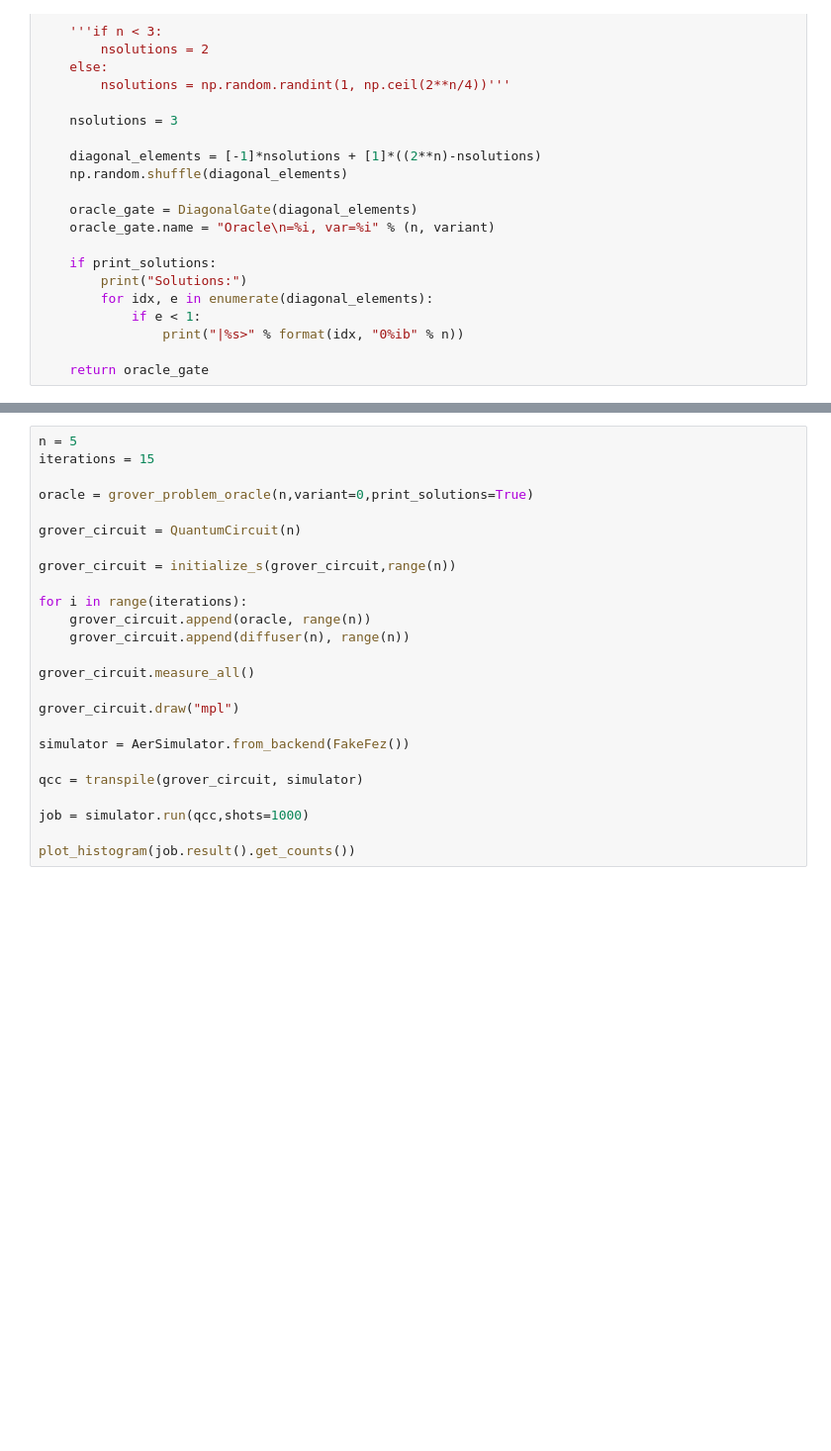
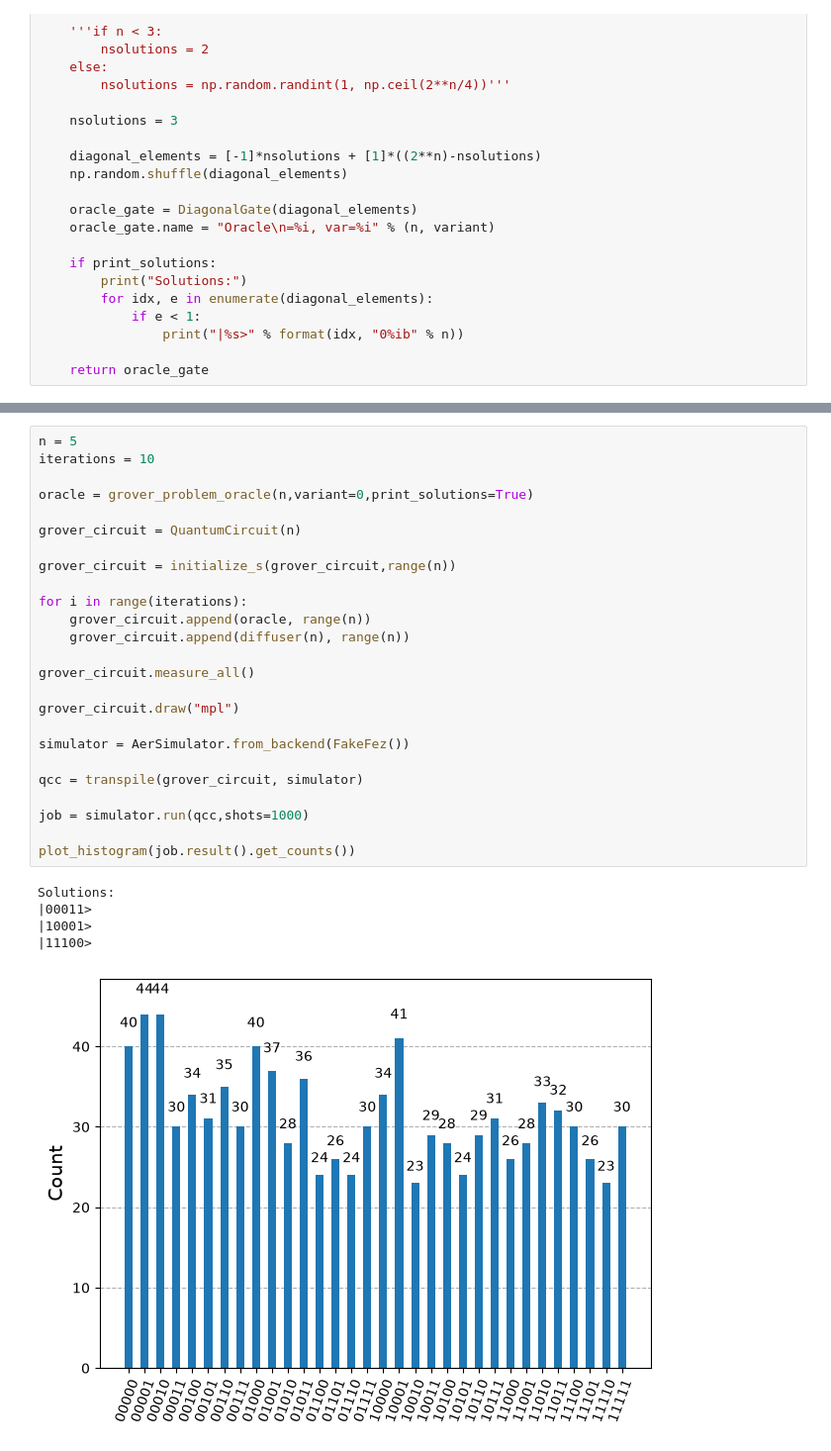
Before and after one commit to KingCobra021/Quantum-A1, a Jupyter notebook: A1.ipynb, the cells around one changed output, grey strips where cells are left out. Shown at 99% size. Cells and saved outputs as stored; diff of their text form; blank space fills up the shorter version.

```diff
--- a/A1.ipynb
+++ b/A1.ipynb
@@ -543,27 +570,33 @@ plot_histogram(job.result().get_counts())
 # %%
 n = 5
-iterations = 15
+iterations = 10
 
 oracle = grover_problem_oracle(n,variant=0,print_solutions=True)
 
 grover_circuit = QuantumCircuit(n)
 
 grover_circuit = initialize_s(grover_circuit,range(n))
 
 for i in range(iterations):
     grover_circuit.append(oracle, range(n))
     grover_circuit.append(diffuser(n), range(n))
 
 grover_circuit.measure_all()
 
 grover_circuit.draw("mpl")
 
 simulator = AerSimulator.from_backend(FakeFez())
 
 qcc = transpile(grover_circuit, simulator)
 
 job = simulator.run(qcc,shots=1000)
 
 plot_histogram(job.result().get_counts())
+# %% [output]
+Solutions:
+|00011>
+|10001>
+|11100>
+[figure, added]
 # %%
 n = 6
```
Also changed, not shown: parts of 12 cells of this notebook.
